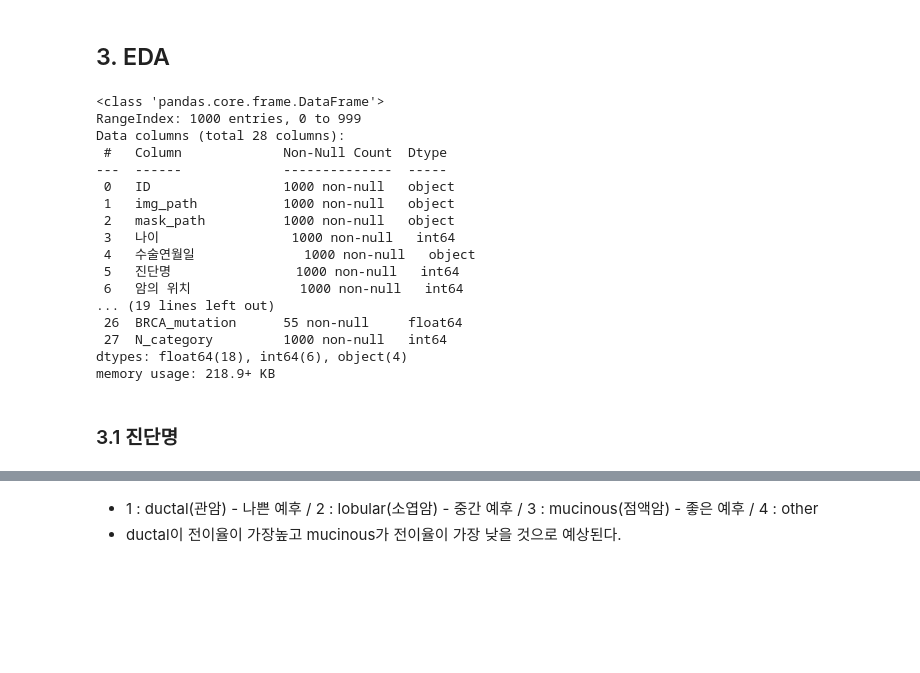
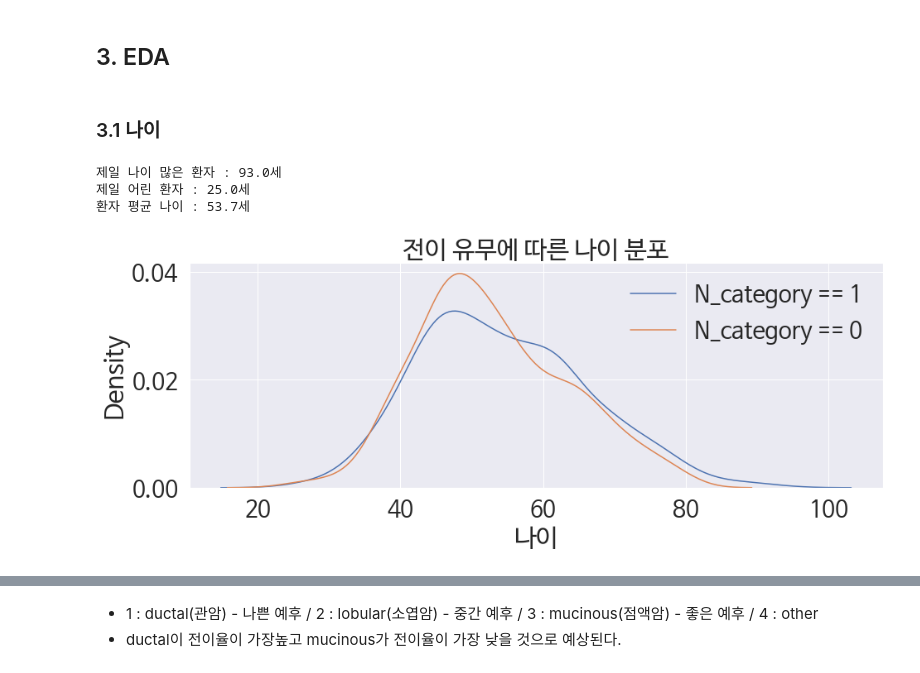
Before and after one commit to JaeHong-Park987/Pulse_lymph, a Jupyter notebook: 유방암의 임파선 전이 예측.ipynb, the cells around one changed output, grey strips where cells are left out. Cells and saved outputs as stored; diff of their text form; code cells hidden in the pictures; blank space fills up the shorter version.

Commit message:
나이, 수술연월일, 진단명 분석

```diff
--- a/유방암의 임파선 전이 예측.ipynb
+++ b/유방암의 임파선 전이 예측.ipynb
@@ -158,25 +185,22 @@ plt.show()
 * 전이가 안된 경우가 48.6%, 전이가 된 경우가 51.4%이다.
 # %% [markdown]
 ## 3. EDA
-# %%
-df_train.info()
-# %% [output]
-<class 'pandas.core.frame.DataFrame'>
-RangeIndex: 1000 entries, 0 to 999
-Data columns (total 28 columns):
- #   Column             Non-Null Count  Dtype
----  ------             --------------  -----
- 0   ID                 1000 non-null   object
- 1   img_path           1000 non-null   object
- 2   mask_path          1000 non-null   object
- 3   나이                 1000 non-null   int64
- 4   수술연월일              1000 non-null   object
- 5   진단명                1000 non-null   int64
- 6   암의 위치              1000 non-null   int64
-... (19 lines left out)
- 26  BRCA_mutation      55 non-null     float64
- 27  N_category         1000 non-null   int64
-dtypes: float64(18), int64(6), object(4)
-memory usage: 218.9+ KB
 # %% [markdown]
-### 3.1 진단명
+### 3.1 나이
+# %%
+print('제일 나이 많은 환자 : {:.1f}세'.format(df_train['나이'].max()))
+print('제일 어린 환자 : {:.1f}세'.format(df_train['나이'].min()))
+print('환자 평균 나이 : {:.1f}세'.format(df_train['나이'].mean()))
+# %% [output]
+제일 나이 많은 환자 : 93.0세
+제일 어린 환자 : 25.0세
+환자 평균 나이 : 53.7세
+# %%
+fig, ax = plt.subplots(1, 1, figsize = (15, 5))
+sns.kdeplot(df_train[df_train['N_category'] == 1]['나이'], ax = ax) ## 전이o
+sns.kdeplot(df_train[df_train['N_category'] == 0]['나이'], ax = ax) ## 전이x
+plt.legend(['N_category == 1', 'N_category == 0'])
+plt.title('전이 유무에 따른 나이 분포')
+plt.show()
+# %% [output]
+[figure, added]
```
Also changed, not shown: parts of 34 cells of this notebook.
